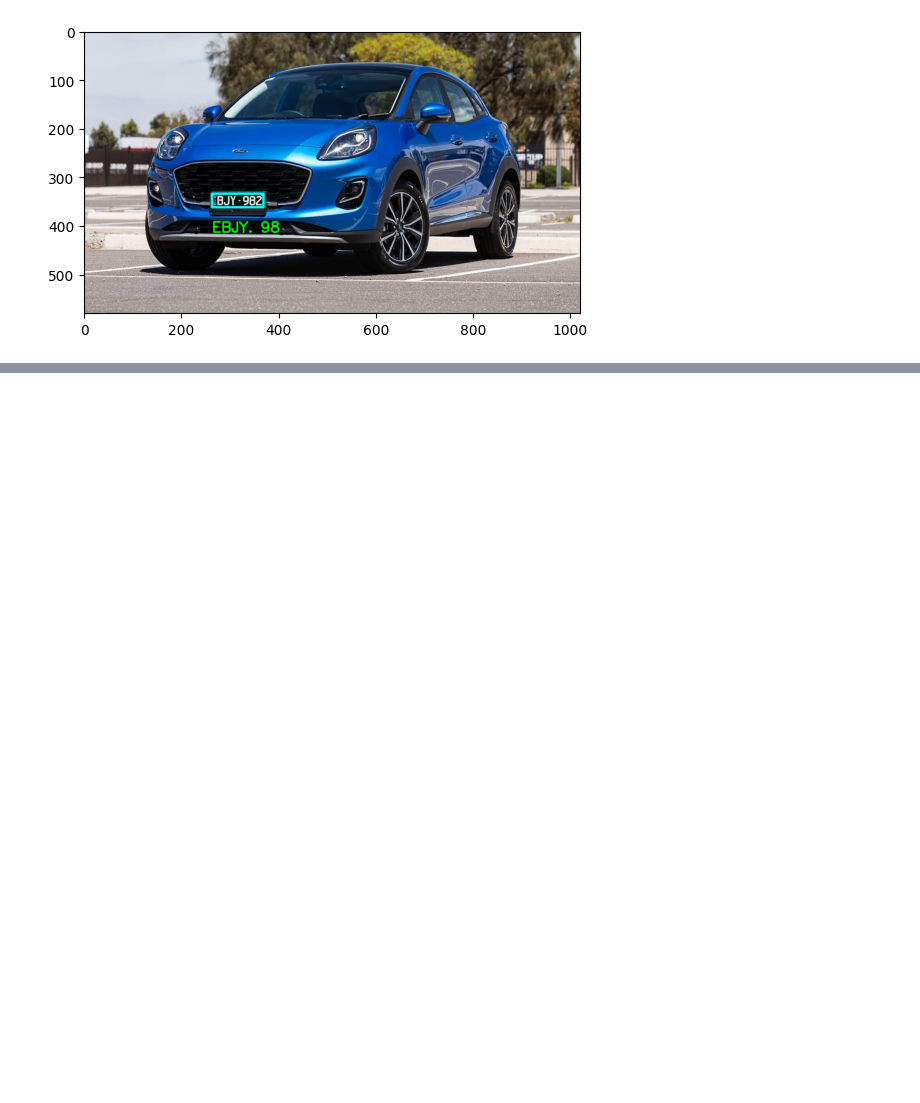
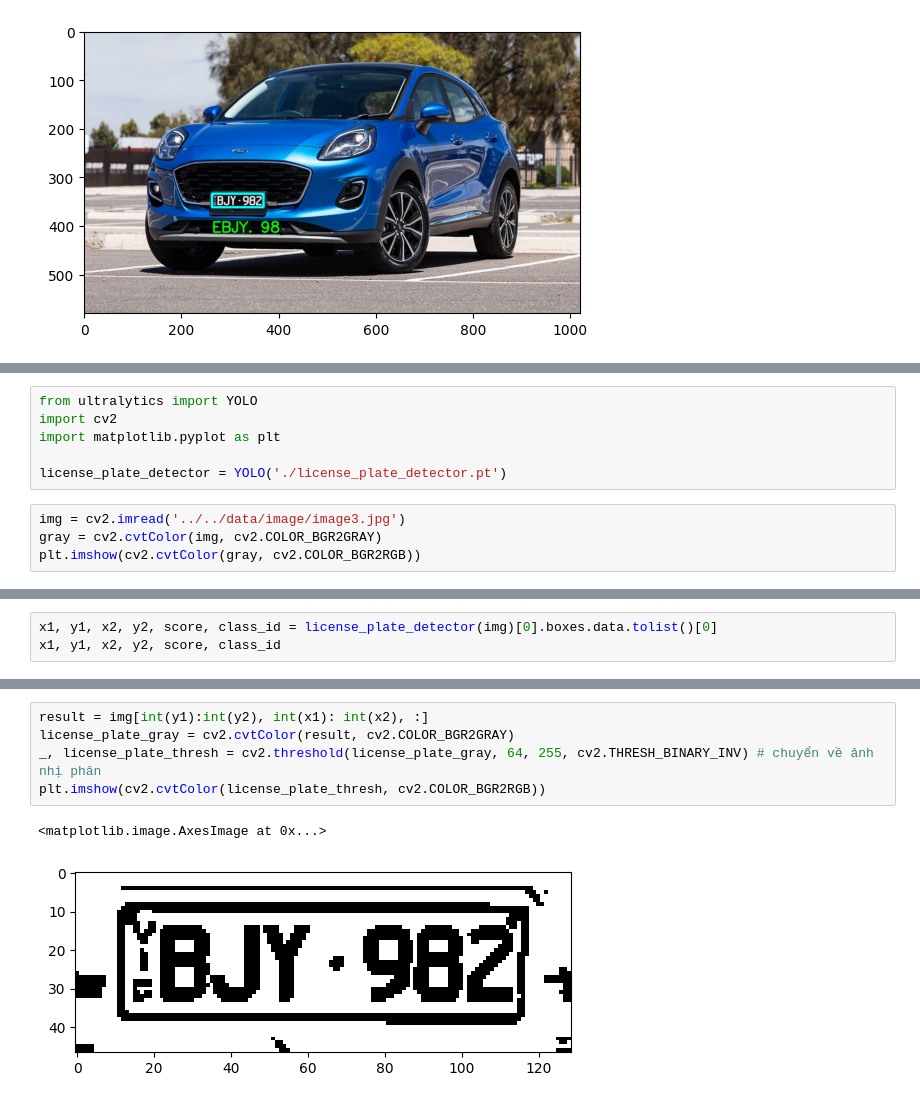
Before and after one commit to vannt263/speechcam_detection, a Jupyter notebook: code/plate/ocrplate.ipynb, the cells around one changed output, grey strips where cells are left out. Drawn from its saved outputs; the diff is of its cells as text; blank space fills up the shorter version.

Commit message:
add plate

```diff
--- a/code/plate/ANPR - Tutorial.ipynb
+++ b/code/plate/ocrplate.ipynb
@@ -88,0 +83,10 @@ plt.imshow(cv2.cvtColor(res, cv2.COLOR_BGR2RGB))
+# %%
+from ultralytics import YOLO
+import cv2
+import matplotlib.pyplot as plt
+
+license_plate_detector = YOLO('./license_plate_detector.pt')
+# %%
+img = cv2.imread('../../data/image/image3.jpg')
+gray = cv2.cvtColor(img, cv2.COLOR_BGR2GRAY)
+plt.imshow(cv2.cvtColor(gray, cv2.COLOR_BGR2RGB))
@@ -88,0 +98,3 @@ plt.imshow(cv2.cvtColor(res, cv2.COLOR_BGR2RGB))
+# %%
+x1, y1, x2, y2, score, class_id = license_plate_detector(img)[0].boxes.data.tolist()[0]
+x1, y1, x2, y2, score, class_id
@@ -88,0 +110,8 @@ plt.imshow(cv2.cvtColor(res, cv2.COLOR_BGR2RGB))
+# %%
+result = img[int(y1):int(y2), int(x1): int(x2), :]
+license_plate_gray = cv2.cvtColor(result, cv2.COLOR_BGR2GRAY)
+_, license_plate_thresh = cv2.threshold(license_plate_gray, 64, 255, cv2.THRESH_BINARY_INV) # chuyển về ảnh nhị phân
+plt.imshow(cv2.cvtColor(license_plate_thresh, cv2.COLOR_BGR2RGB))
+# %% [output]
+<matplotlib.image.AxesImage at 0x...>
+[figure, added]
```
Also changed, not shown: parts of 13 cells of this notebook, 5 other files.
